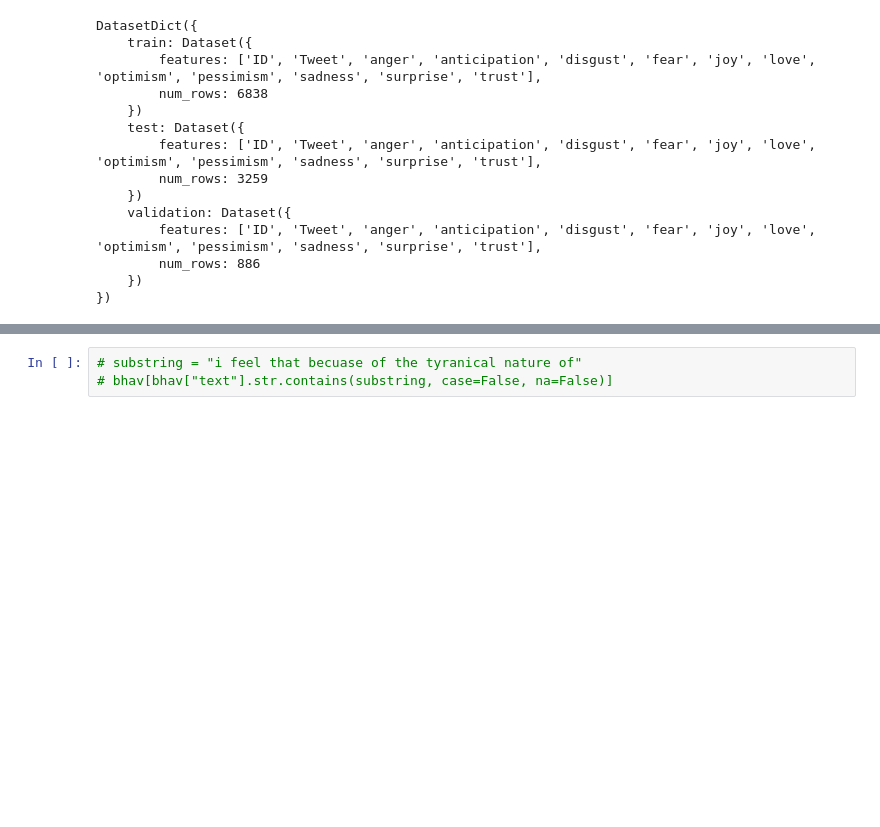
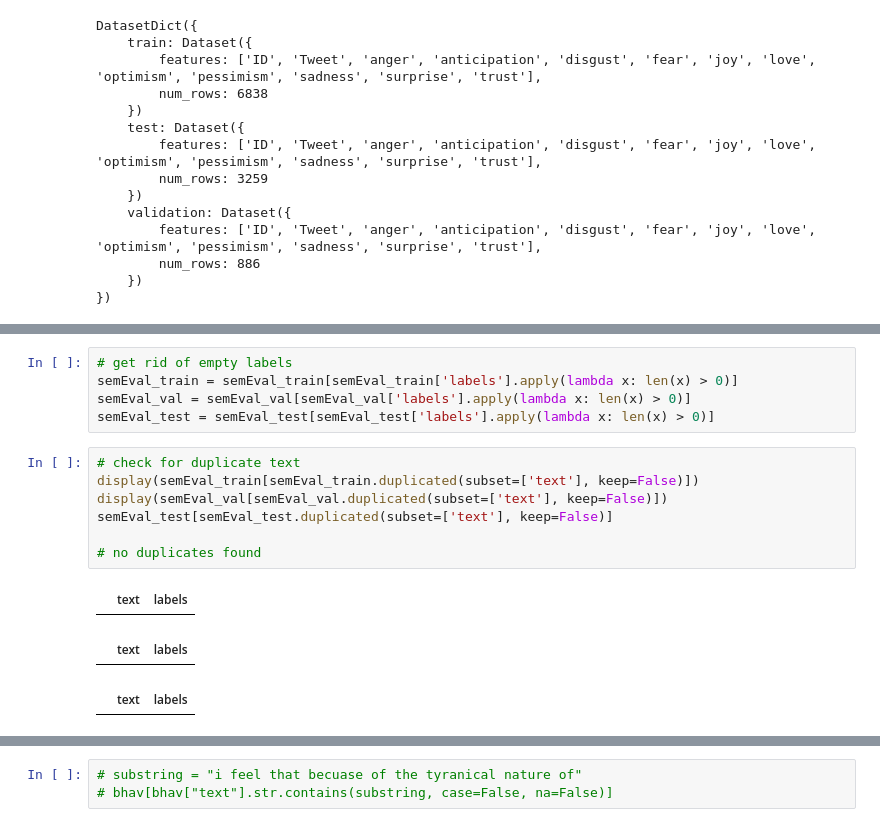
Before and after one commit to skcode0/saai, a Jupyter notebook: data_processing.ipynb, the cells around one changed output, grey strips where cells are left out. Cells and saved outputs as stored; diff of their text form; blank space fills up the shorter version.

```diff
--- a/data_processing.ipynb
+++ b/data_processing.ipynb
@@ -265,0 +384,16 @@ DatasetDict({
+# %%
+# get rid of empty labels
+semEval_train = semEval_train[semEval_train['labels'].apply(lambda x: len(x) > 0)]
+semEval_val = semEval_val[semEval_val['labels'].apply(lambda x: len(x) > 0)]
+semEval_test = semEval_test[semEval_test['labels'].apply(lambda x: len(x) > 0)]
+# %%
+# check for duplicate text
+display(semEval_train[semEval_train.duplicated(subset=['text'], keep=False)])
+display(semEval_val[semEval_val.duplicated(subset=['text'], keep=False)])
+semEval_test[semEval_test.duplicated(subset=['text'], keep=False)]
+
+# no duplicates found
+# %% [output]
+|  | text | labels |
+|  | text | labels |
+|  | text | labels |
```
Also changed, not shown: parts of 16 cells of this notebook, 11 other files.
